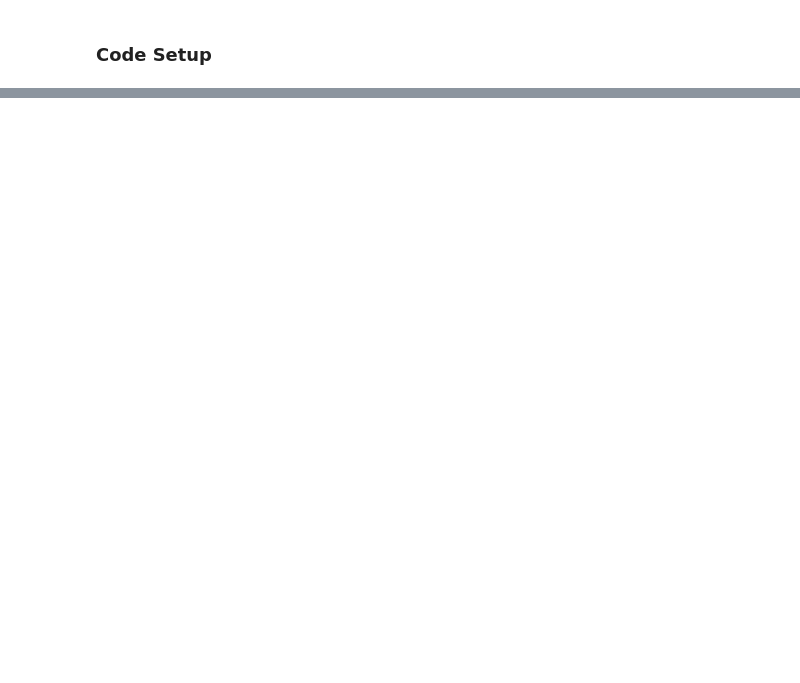
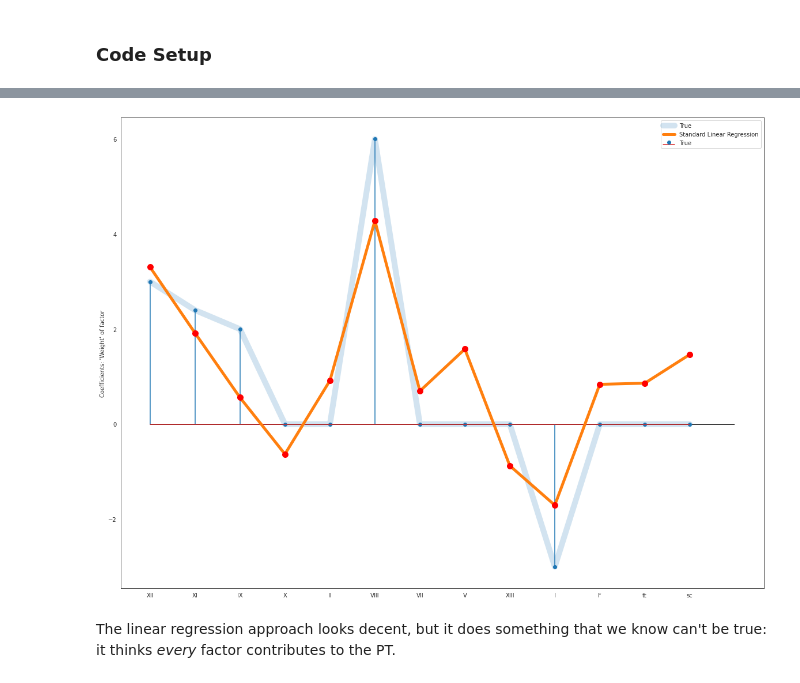
Before and after one commit to virati/Med_ML, a Jupyter notebook: core/ML_Med_LinRegr_Adv.ipynb, the cells around one changed output, grey strips where cells are left out. Cells and saved outputs as stored; diff of their text form; code cells hidden in the pictures; blank space fills up the shorter version.

```diff
--- a/core/ML_Med_LinRegr_Adv.ipynb
+++ b/core/ML_Med_LinRegr_Adv.ipynb
@@ -128,0 +226,12 @@ plt.show()
+# %%
+reg = LinearRegression(fit_intercept=True).fit(X.T,y)
+plt.plot(output_map,linewidth=10,alpha=0.2,label='True')
+plt.stem(output_map,label='True')
+plt.plot(reg.coef_,linewidth=5,label='Standard Linear Regression')
+plt.plot(reg.coef_,'r.',markersize=20)
+# Now format and show
+plt.hlines(0,0,13);plt.ylabel("Coefficients: 'Weight' of factor");plt.xticks(np.arange(n_vars),CoCa.nodes());plt.legend();plt.show()
+# %% [output]
+[figure, added]
+# %% [markdown]
+The linear regression approach looks decent, but it does something that we know can't be true: it thinks *every* factor contributes to the PT.
```
Also changed, not shown: parts of 32 cells of this notebook, 3 other files.
